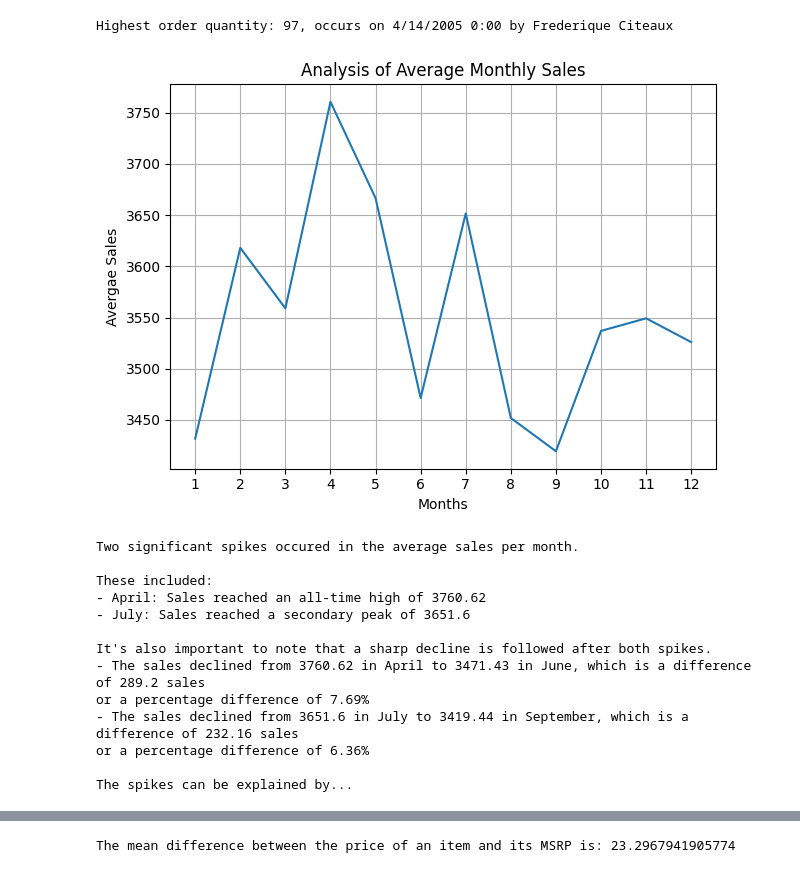
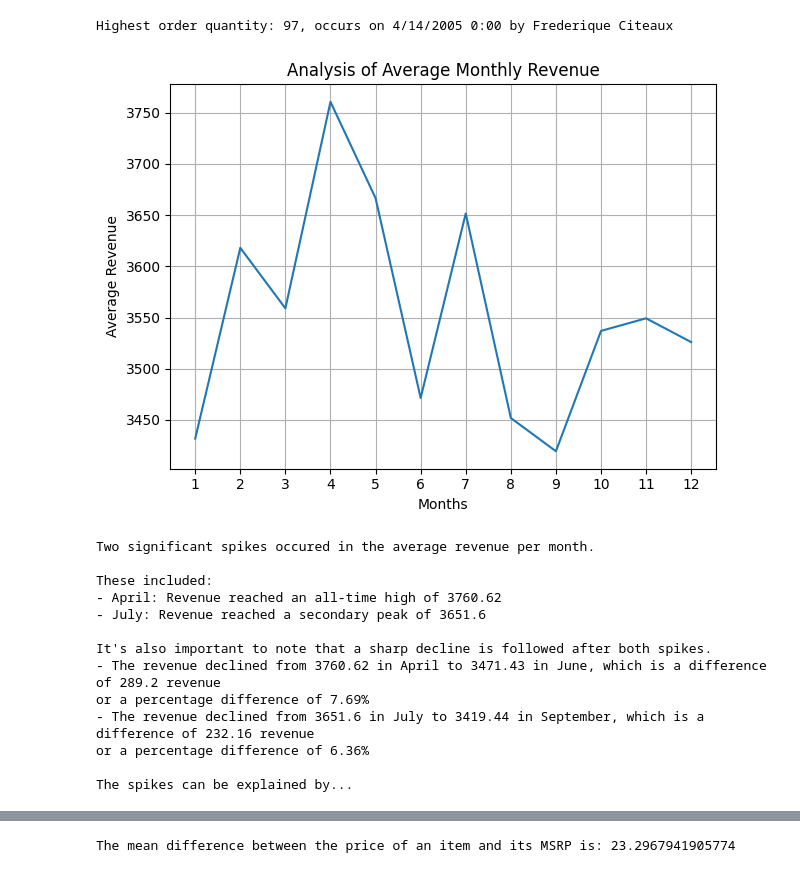
Before and after one commit to ydusf/sales-data-analysis, a Jupyter notebook: analysis/main.ipynb, the cells around one changed output, grey strips where cells are left out. Drawn from its saved outputs; the diff is of its cells as text; code cells hidden in the pictures.

Commit message:
insights on yearly revenue; sales now is revenue;

```diff
--- a/analysis/main.ipynb
+++ b/analysis/main.ipynb
@@ -73,54 +73,54 @@ print(f"Highest order quantity: {max_quantity}, occurs on {max_quantity_date} by
 # %% [output]
 Highest order quantity: 97, occurs on 4/14/2005 0:00 by Frederique Citeaux
 # %%
-# Sales trend to analyse average monthly sales
+# Analysis of average monthly revenue
 
-all_sales = sales_data_df[['SALES', 'MONTH_ID']].sort_values('MONTH_ID')
+monthly_revenue = sales_data_df[['SALES', 'MONTH_ID']].sort_values('MONTH_ID')
 
-avg_monthly_sales = all_sales.groupby('MONTH_ID')['SALES'].mean()
+avg_monthly_revenue = monthly_revenue.groupby('MONTH_ID')['SALES'].mean()
 
-months, sales = avg_monthly_sales.index, avg_monthly_sales.values
+months, revenue = avg_monthly_revenue.index, avg_monthly_revenue.values
 
 def percentage_difference(month1, month2):
         return np.round(np.abs(month1-month2)/month1 * 100, 2)
 
 def numerical_difference(month1, month2):
     return np.round(np.abs(month1-month2), 2)
 
-plt.plot(months, sales)
+plt.plot(months, revenue)
 plt.xlabel('Months')
-plt.ylabel('Avergae Sales')
-plt.title('Analysis of Average Monthly Sales')
+plt.ylabel('Average Revenue')
+plt.title('Analysis of Average Monthly Revenue')
 plt.grid(True)
 plt.xticks(np.arange(min(months), max(months)+1, 1.0))
 plt.tight_layout()
 plt.show()
 
-print(f"""Two significant spikes occured in the average sales per month.
+print(f"""Two significant spikes occured in the average revenue per month.
 
 These included:
-- April: Sales reached an all-time high of {np.round(sales[3], 2)}
-- July: Sales reached a secondary peak of {np.round(sales[6], 2)}\n""")
+- April: Revenue reached an all-time high of {np.round(revenue[3], 2)}
+- July: Revenue reached a secondary peak of {np.round(revenue[6], 2)}\n""")
 
 print(f"""It's also important to note that a sharp decline is followed after both spikes.
-- The sales declined from {np.round(sales[3], 2)} in April to {np.round(sales[5], 2)} in June, which is a difference of {numerical_difference(sales[3], sales[5])} sales
-or a percentage difference of {percentage_difference(sales[3], sales[5])}%
-- The sales declined from {np.round(sales[6], 2)} in July to {np.round(sales[8], 2)} in September, which is a difference of {numerical_difference(sales[6], sales[8])} sales
-or a percentage difference of {percentage_difference(sales[6], sales[8])}%\n""")
+- The revenue declined from {np.round(revenue[3], 2)} in April to {np.round(revenue[5], 2)} in June, which is a difference of {numerical_difference(revenue[3], revenue[5])} revenue
+or a percentage difference of {percentage_difference(revenue[3], revenue[5])}%
+- The revenue declined from {np.round(revenue[6], 2)} in July to {np.round(revenue[8], 2)} in September, which is a difference of {numerical_difference(revenue[6], revenue[8])} revenue
+or a percentage difference of {percentage_difference(revenue[6], revenue[8])}%\n""")
 
 print("The spikes can be explained by... ")
 # %% [output]
-[figure, old version]
+[figure, new version]
-Two significant spikes occured in the average sales per month.
+Two significant spikes occured in the average revenue per month.
 
 These included:
-- April: Sales reached an all-time high of 3760.62
-- July: Sales reached a secondary peak of 3651.6
+- April: Revenue reached an all-time high of 3760.62
+- July: Revenue reached a secondary peak of 3651.6
 
 It's also important to note that a sharp decline is followed after both spikes.
-- The sales declined from 3760.62 in April to 3471.43 in June, which is a difference of 289.2 sales
+- The revenue declined from 3760.62 in April to 3471.43 in June, which is a difference of 289.2 revenue
 or a percentage difference of 7.69%
-- The sales declined from 3651.6 in July to 3419.44 in September, which is a difference of 232.16 sales
+- The revenue declined from 3651.6 in July to 3419.44 in September, which is a difference of 232.16 revenue
 or a percentage difference of 6.36%
 
 The spikes can be explained by...
```
Also changed, not shown: parts of 7 cells of this notebook.
